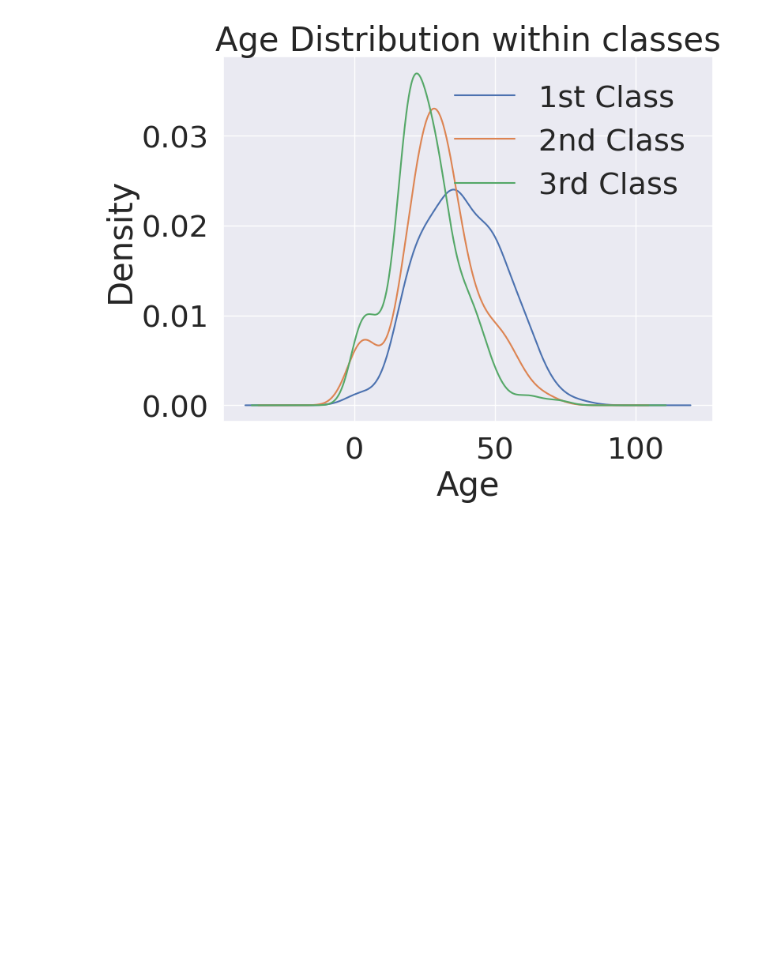
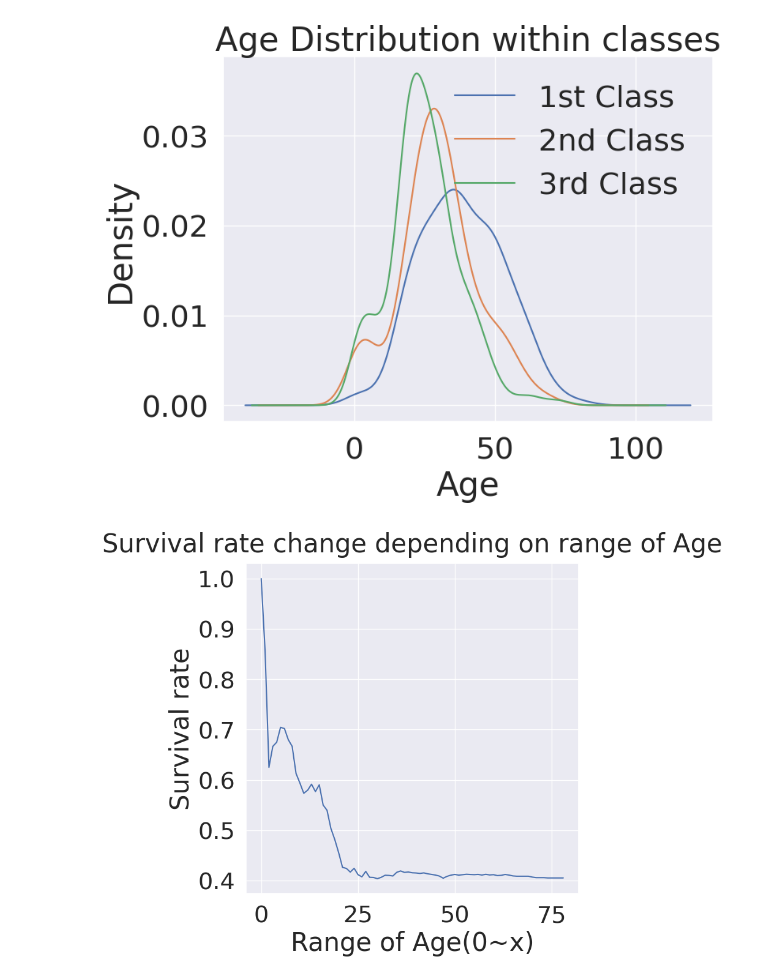
Before and after one commit to ParkWonjeong/Kaggle, a Jupyter notebook: titanic_practice_new_start.ipynb, the cells around one changed output. Cells and saved outputs as stored; diff of their text form; code cells hidden in the pictures; blank space fills up the shorter version.

```diff
--- a/titanic_practice_new_start.ipynb
+++ b/titanic_practice_new_start.ipynb
@@ -200,3 +200,16 @@ plt.legend(['1st Class', '2nd Class', '3rd Class'])
 # %% [output]
 <matplotlib.legend.Legend at 0x...>
 [figure]
+# %%
+cummulate_survival_ratio = []
+for i in range(1, 80):
+    cummulate_survival_ratio.append(train_data[train_data['Age'] < i]['Survived'].sum() / len(train_data[train_data['Age'] < i]['Survived']))
+
+plt.figure(figsize=(7, 7))
+plt.plot(cummulate_survival_ratio)
+plt.title('Survival rate change depending on range of Age', y=1.02)
+plt.ylabel('Survival rate')
+plt.xlabel('Range of Age(0~x)')
+plt.show()
+# %% [output]
+[figure, added]
```
